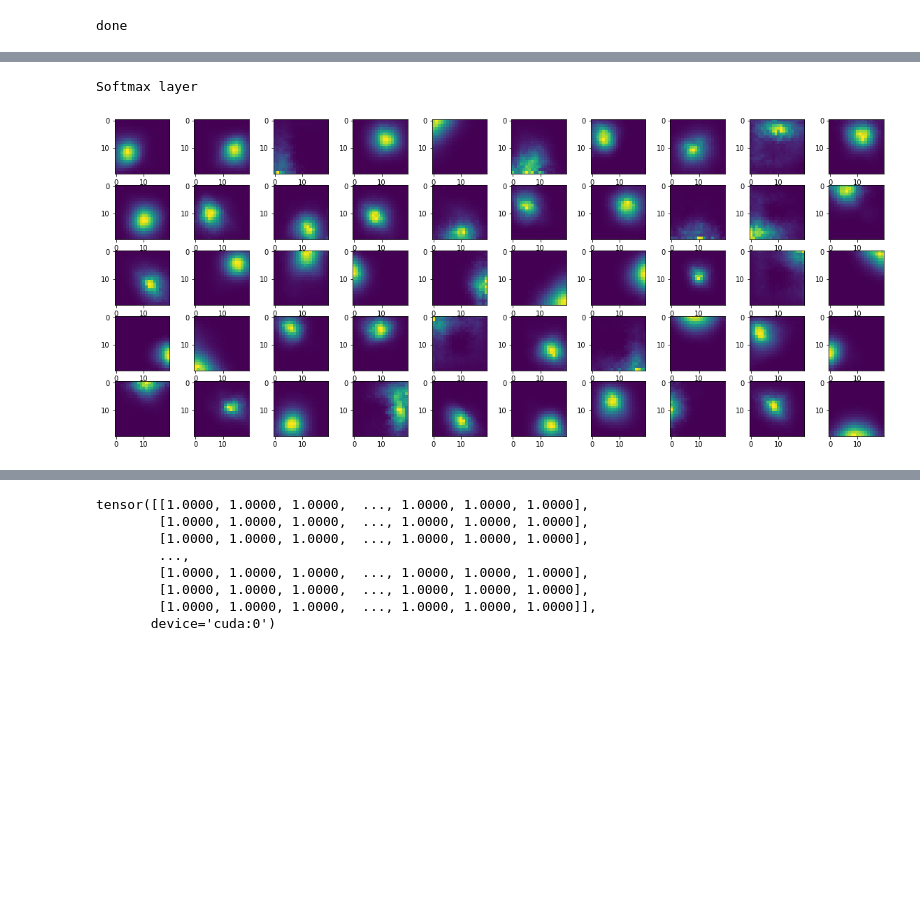
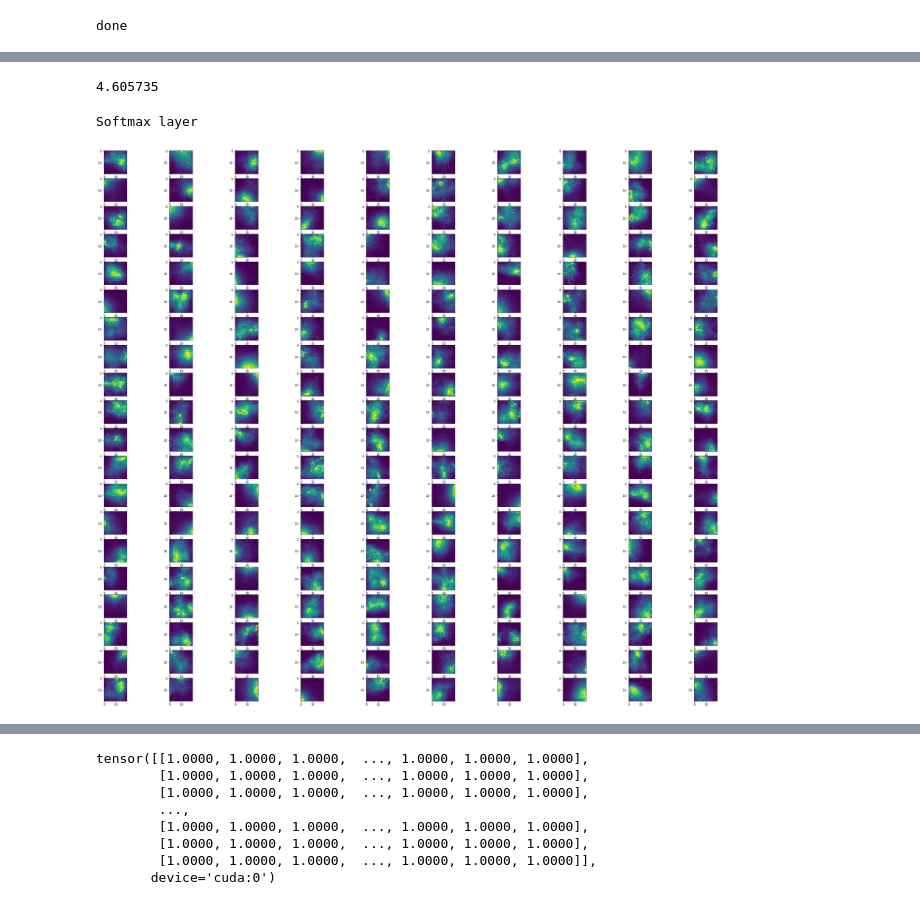
Before and after one commit to MauMN/python-projects, a Jupyter notebook: recurrent-neural-network.ipynb, the cells around one changed output, grey strips where cells are left out. Drawn from its saved outputs; the diff is of its cells as text; code cells hidden in the pictures; blank space fills up the shorter version.

```diff
--- a/recurrent-neural-network.ipynb
+++ b/recurrent-neural-network.ipynb
@@ -448,0 +824,25 @@ plt.plot(peso1.T[:,0], peso1.T[:,1], ".")
+# %%
+act_array_test_soft = np.array(all_activation_soft_test.cpu().detach().numpy())
+act_array_soft1 = np.reshape(act_array_test_soft, [linear_size, N_softmax_neurons], order = 'C')
+
+final_array_soft = np.zeros([20,20,N_softmax_neurons])
+counter = np.zeros([20,20])
+counter = np.expand_dims(counter, 2)
+
+for n in range(linear_size):
+    xbin = axisbins[n,0]
+    ybin = axisbins[n,1]
+    final_array_soft[xbin-1,ybin-1,:] += act_array_soft1[n,:]
+    counter[xbin-1,ybin-1] += 1
+
+final_array_soft3 = final_array_soft / counter
+
+import matplotlib.pyplot as plt
+
+N_softmax_neurons = 200
+plt.figure(figsize=(20, 17))
+for n in range(N_softmax_neurons):
+    ax = plt.subplot(20, 10, n + 1)
+    ax.imshow(final_array_soft3[:,:,n])
+print('Softmax layer')
+plt.savefig('softmax_neurons.png')
@@ -621,5 +1088,5 @@ act_array_soft.shape
 # %%
-N_softmax_neurons = 50
+N_softmax_neurons = 200
 act_array_soft = np.array(all_activation_soft.cpu().detach().numpy())
 act_array2 = np.reshape(act_array_soft, [linear_size, N_softmax_neurons], order = 'C')
 
@@ -635,7 +1102,3 @@ for n in range(linear_size):
 print('done')
 # %% [output]
 done
-# %%
-final_array = final_array / counter
-final_array1 = final_array[:,:,0]
-plt.imshow(final_array1)
@@ -661,8 +1170,10 @@ Hidden layer
 # %%
+final_arrayplot = final_array / counter
 plt.figure(figsize=(20, 17))
 for n in range(N_hidden_neurons):
     ax = plt.subplot(10, 10, n + 1)
-    ax.imshow(final_array[:,:,n], vmin=0, vmax=1)
+    ax.imshow(final_arrayplot[:,:,n], vmin=0, vmax=1)
 print('Hidden layer')
+plt.savefig('hidden_neurons1.png')
 # %% [output]
 Hidden layer
@@ -670,16 +1202,20 @@ Hidden layer
+# %%
+np.max(act_array1.flatten())
+# %% [output]
+4.605735
 # %%
-N_softmax_neurons = 50
+N_softmax_neurons = 200
 final_array_soft = final_array_soft / counter_soft
 final_array2 = final_array_soft[:,:,0]
-plt.figure(figsize=(20, 17))
+plt.figure(figsize=(40, 35))
 for n in range(N_softmax_neurons):
-    ax = plt.subplot(10, 10, n + 1)
+    ax = plt.subplot(20, 10, n + 1)
     ax.imshow(final_array_soft[:,:,n])
 print('Softmax layer')
 plt.savefig('softmax_neurons.png')
 # %% [output]
 Softmax layer
-[figure, old version]
+[figure, new version]
 # %%
 sum(final_array_soft[0,0,:])
 # %% [output]
```
Also changed, not shown: parts of 55 cells of this notebook.
